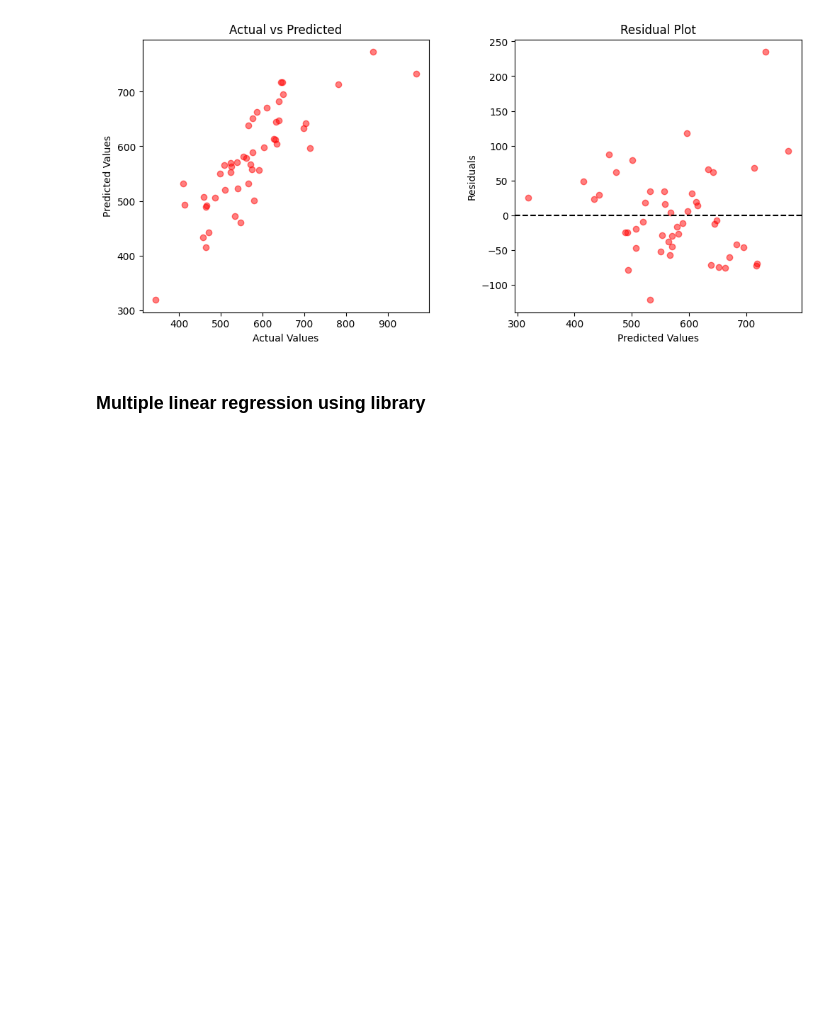
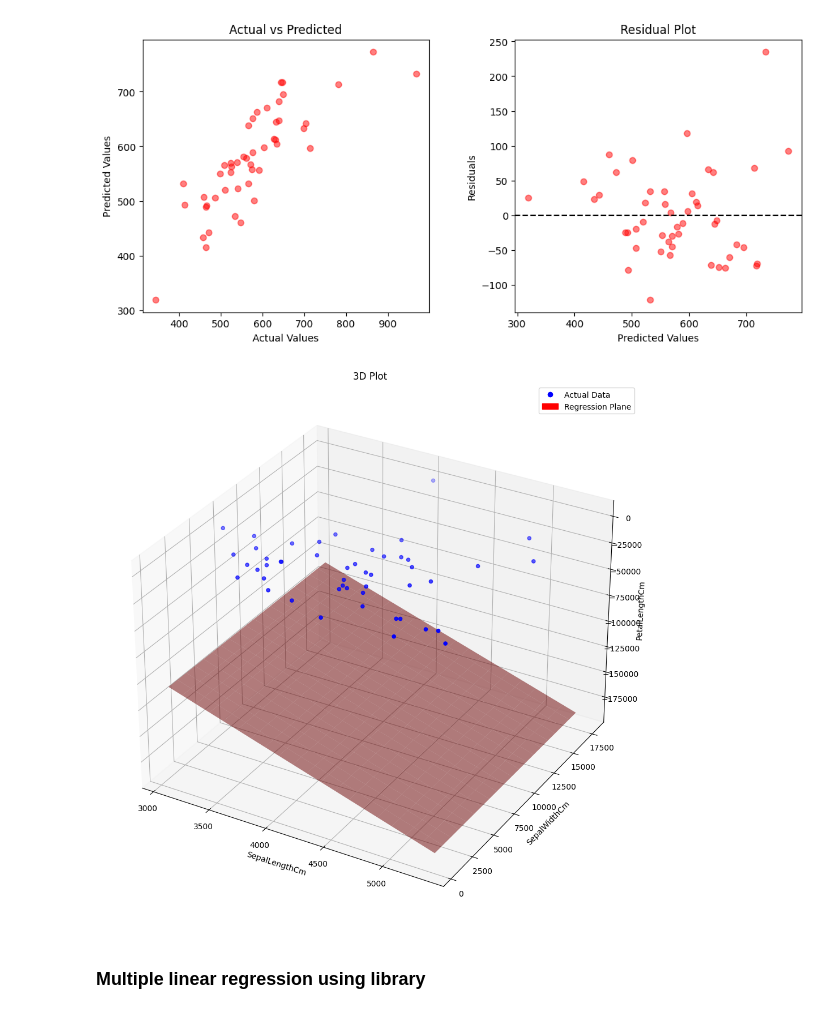
Before and after one commit to JoyM268/sdmcet-aiml, a Jupyter notebook: Termworks/Termwork - 6.ipynb, the cells around one changed output. Saved outputs shown, nothing was run; the diff lists cells and outputs as text; code cells hidden in the pictures; blank space fills up the shorter version.

```diff
--- a/Termworks/Termwork - 6.ipynb
+++ b/Termworks/Termwork - 6.ipynb
@@ -124,6 +125,37 @@ plt.show()
 Intercept: 377.29114647366896
 Coefficients: [-3.47901492e+01 -6.65887518e-02 -2.42588889e-03  1.33644936e+03]
 [figure]
+# %%
+from mpl_toolkits.mplot3d import Axes3D
+from matplotlib.lines import Line2D
+from matplotlib.patches import Patch
+
+fig = plt.figure(figsize=(10, 10))
+ax = fig.add_subplot(111, projection='3d')
+
+scatter_plot = ax.scatter(x[:, 0], x[:, 1], y.flatten(), color='blue')
+
+x1_range = np.linspace(x[:, 0].min(), x[:, 0].max(), 20)
+x2_range = np.linspace(x[:, 1].min(), x[:, 1].max(), 20)
+x1_grid, x2_grid = np.meshgrid(x1_range, x2_range)
+y_grid = intercept + coefficients[0] * x1_grid + coefficients[1] * x2_grid
+
+surface_plot = ax.plot_surface(x1_grid, x2_grid, y_grid, alpha=0.5, color='red')
+
+ax.set_xlabel("")
+ax.set_ylabel("")
+ax.set_zlabel("")
+ax.set_title("3D Plot")
+
+custom_lines = [
+    Line2D([0], [0], marker='o', color='w', label='Actual Data', markerfacecolor='blue', markersize=8),
+    Patch(facecolor='red', edgecolor='r', label='Regression Plane')
+]
+ax.legend(handles=custom_lines)
+plt.tight_layout()
+plt.show()
+# %% [output]
+[figure, added]
 # %% [markdown]
 ### Multiple linear regression using library
 # %%
```
Also changed, not shown: parts of 1 cell of this notebook, 12 other files.
